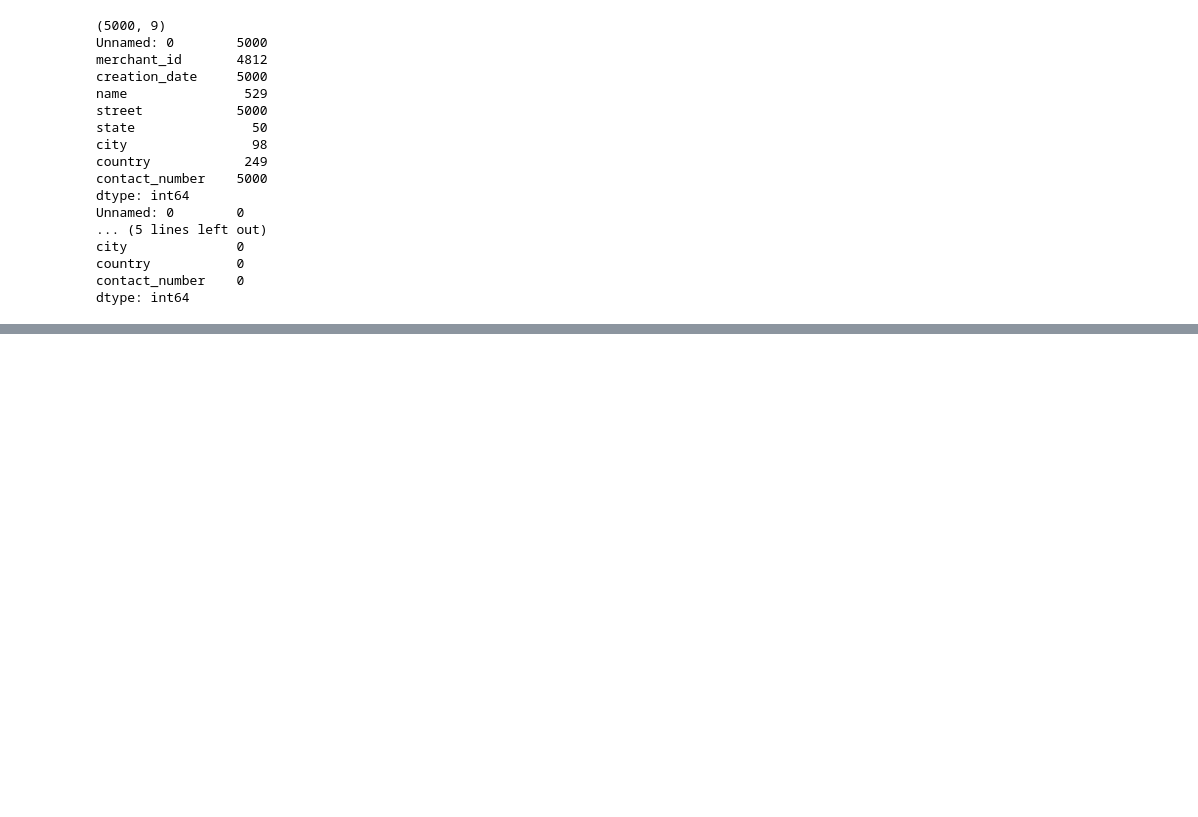
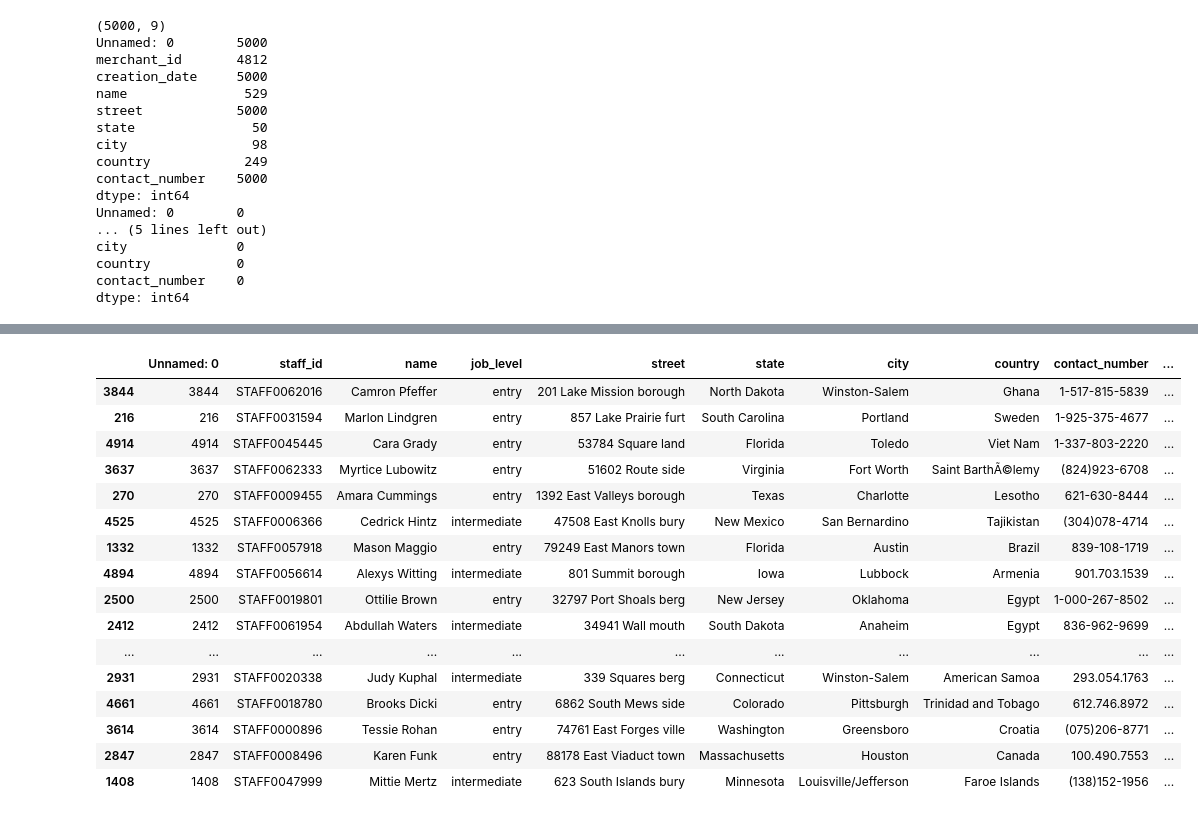
Before and after one commit to 1123Alessandro/ShopZada, a Jupyter notebook: enterprise_profiling.ipynb, the cells around one changed output, grey strips where cells are left out. Cells and saved outputs as stored; diff of their text form; code cells hidden in the pictures; blank space fills up the shorter version.

Commit message:
Complete enterprise dept data profiling

```diff
--- a/enterprise_profiling.ipynb
+++ b/enterprise_profiling.ipynb
@@ -87,0 +195,2 @@ print(df_merchant_data[df_merchant_data['name'] == 'Whitby Group'])
+# %%
+df_staff = all['staff_data.html'][0]
@@ -87,0 +219,20 @@ print(df_merchant_data[df_merchant_data['name'] == 'Whitby Group'])
+# %%
+df_staff.sample(20)
+# %% [output]
+|  | Unnamed: 0 | staff_id | name | job_level | street | state | city | country | contact_number | ... |
+| 3844 | 3844 | STAFF0062016 | Camron Pfeffer | entry | 201 Lake Mission borough | North Dakota | Winston-Salem | Ghana | 1-517-815-5839 | ... |
+| 216 | 216 | STAFF0031594 | Marlon Lindgren | entry | 857 Lake Prairie furt | South Carolina | Portland | Sweden | 1-925-375-4677 | ... |
+| 4914 | 4914 | STAFF0045445 | Cara Grady | entry | 53784 Square land | Florida | Toledo | Viet Nam | 1-337-803-2220 | ... |
+| 3637 | 3637 | STAFF0062333 | Myrtice Lubowitz | entry | 51602 Route side | Virginia | Fort Worth | Saint BarthÃ©lemy | (824)923-6708 | ... |
+| 270 | 270 | STAFF0009455 | Amara Cummings | entry | 1392 East Valleys borough | Texas | Charlotte | Lesotho | 621-630-8444 | ... |
+| 4525 | 4525 | STAFF0006366 | Cedrick Hintz | intermediate | 47508 East Knolls bury | New Mexico | San Bernardino | Tajikistan | (304)078-4714 | ... |
+| 1332 | 1332 | STAFF0057918 | Mason Maggio | entry | 79249 East Manors town | Florida | Austin | Brazil | 839-108-1719 | ... |
+| 4894 | 4894 | STAFF0056614 | Alexys Witting | intermediate | 801 Summit borough | Iowa | Lubbock | Armenia | 901.703.1539 | ... |
+| 2500 | 2500 | STAFF0019801 | Ottilie Brown | entry | 32797 Port Shoals berg | New Jersey | Oklahoma | Egypt | 1-000-267-8502 | ... |
+| 2412 | 2412 | STAFF0061954 | Abdullah Waters | intermediate | 34941 Wall mouth | South Dakota | Anaheim | Egypt | 836-962-9699 | ... |
+| ... | ... | ... | ... | ... | ... | ... | ... | ... | ... | ... |
+| 2931 | 2931 | STAFF0020338 | Judy Kuphal | intermediate | 339 Squares berg | Connecticut | Winston-Salem | American Samoa | 293.054.1763 | ... |
+| 4661 | 4661 | STAFF0018780 | Brooks Dicki | entry | 6862 South Mews side | Colorado | Pittsburgh | Trinidad and Tobago | 612.746.8972 | ... |
+| 3614 | 3614 | STAFF0000896 | Tessie Rohan | entry | 74761 East Forges ville | Washington | Greensboro | Croatia | (075)206-8771 | ... |
+| 2847 | 2847 | STAFF0008496 | Karen Funk | entry | 88178 East Viaduct town | Massachusetts | Houston | Canada | 100.490.7553 | ... |
+| 1408 | 1408 | STAFF0047999 | Mittie Mertz | intermediate | 623 South Islands bury | Minnesota | Louisville/Jefferson | Faroe Islands | (138)152-1956 | ... |
```
Also changed, not shown: parts of 11 cells of this notebook.
